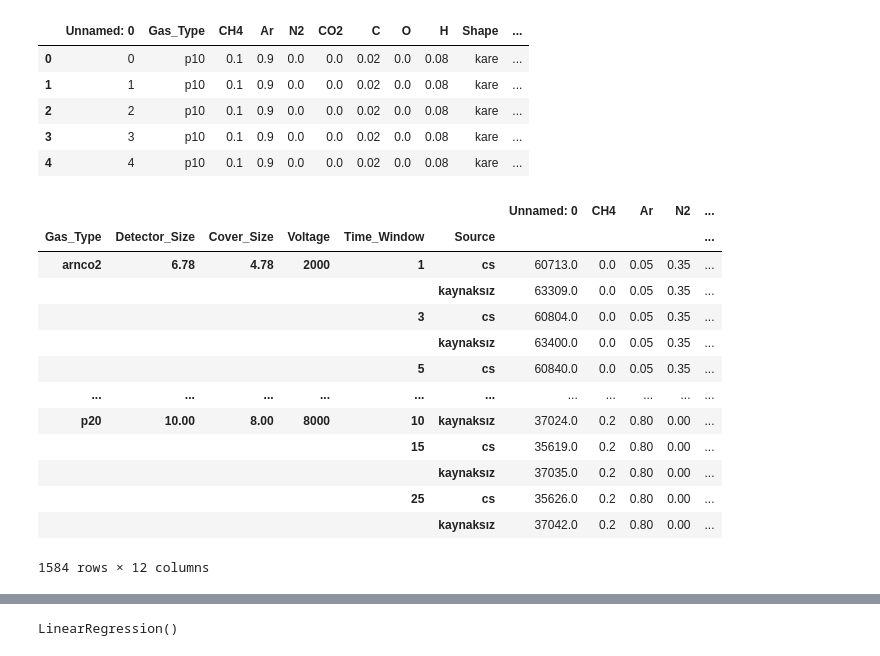
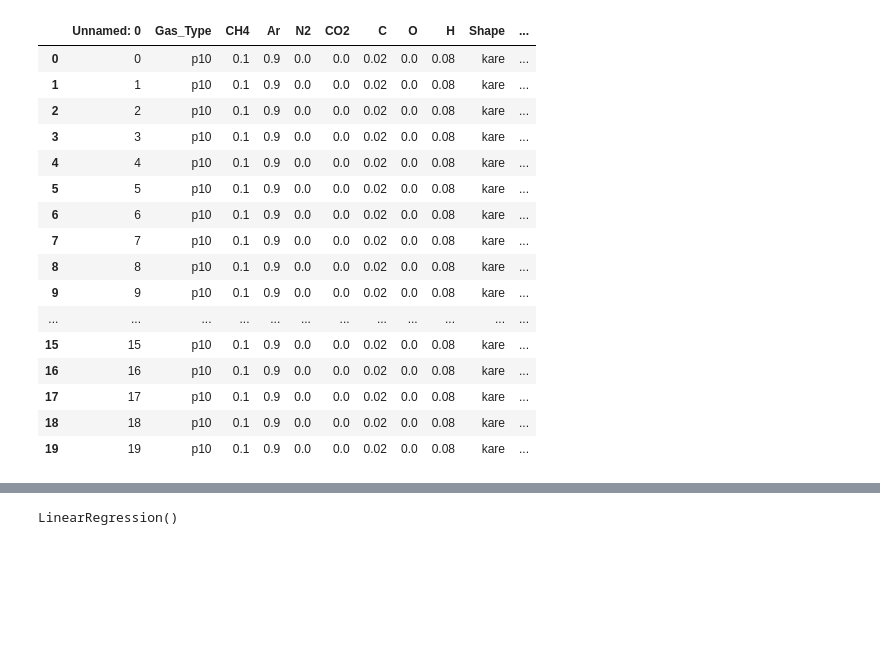
Before and after one commit to berkeryilmaz/HepML, a Jupyter notebook: rpc Ml.ipynb, the cells around one changed output, grey strips where cells are left out. Cells and saved outputs as stored; diff of their text form; code cells hidden in the pictures; blank space fills up the shorter version.

```diff
--- a/rpc Ml.ipynb
+++ b/rpc Ml.ipynb
@@ -7,14 +7,25 @@ import math
 from sklearn import metrics
 import pickle
 # %%
-data=pd.read_csv('out.csv')
-data.head()
+data=pd.read_csv('time separated.csv')
+data.head(20)
 # %% [output]
 |  | Unnamed: 0 | Gas_Type | CH4 | Ar | N2 | CO2 | C | O | H | Shape | ... |
 | 0 | 0 | p10 | 0.1 | 0.9 | 0.0 | 0.0 | 0.02 | 0.0 | 0.08 | kare | ... |
 | 1 | 1 | p10 | 0.1 | 0.9 | 0.0 | 0.0 | 0.02 | 0.0 | 0.08 | kare | ... |
 | 2 | 2 | p10 | 0.1 | 0.9 | 0.0 | 0.0 | 0.02 | 0.0 | 0.08 | kare | ... |
 | 3 | 3 | p10 | 0.1 | 0.9 | 0.0 | 0.0 | 0.02 | 0.0 | 0.08 | kare | ... |
 | 4 | 4 | p10 | 0.1 | 0.9 | 0.0 | 0.0 | 0.02 | 0.0 | 0.08 | kare | ... |
+| 5 | 5 | p10 | 0.1 | 0.9 | 0.0 | 0.0 | 0.02 | 0.0 | 0.08 | kare | ... |
+| 6 | 6 | p10 | 0.1 | 0.9 | 0.0 | 0.0 | 0.02 | 0.0 | 0.08 | kare | ... |
+| 7 | 7 | p10 | 0.1 | 0.9 | 0.0 | 0.0 | 0.02 | 0.0 | 0.08 | kare | ... |
+| 8 | 8 | p10 | 0.1 | 0.9 | 0.0 | 0.0 | 0.02 | 0.0 | 0.08 | kare | ... |
+| 9 | 9 | p10 | 0.1 | 0.9 | 0.0 | 0.0 | 0.02 | 0.0 | 0.08 | kare | ... |
+| ... | ... | ... | ... | ... | ... | ... | ... | ... | ... | ... | ... |
+| 15 | 15 | p10 | 0.1 | 0.9 | 0.0 | 0.0 | 0.02 | 0.0 | 0.08 | kare | ... |
+| 16 | 16 | p10 | 0.1 | 0.9 | 0.0 | 0.0 | 0.02 | 0.0 | 0.08 | kare | ... |
+| 17 | 17 | p10 | 0.1 | 0.9 | 0.0 | 0.0 | 0.02 | 0.0 | 0.08 | kare | ... |
+| 18 | 18 | p10 | 0.1 | 0.9 | 0.0 | 0.0 | 0.02 | 0.0 | 0.08 | kare | ... |
+| 19 | 19 | p10 | 0.1 | 0.9 | 0.0 | 0.0 | 0.02 | 0.0 | 0.08 | kare | ... |
 # %%
 data=data.sample(frac=1)
@@ -36,22 +48,7 @@ data= data[data['Voltage'] == 5500]
 
 #data.drop(['Voltage'],axis=1,inplace=True)
 # %%
-groupByData = data.groupby(['Gas_Type', 'Detector_Size','Cover_Size','Voltage','Time_Window','Source'])
+#groupByData = data.groupby(['Gas_Type', 'Detector_Size','Cover_Size','Voltage','Time_Window','Source'])
-# %% [output]
-|  |  |  |  |  |  | Unnamed: 0 | CH4 | Ar | N2 | ... |
-| Gas_Type | Detector_Size | Cover_Size | Voltage | Time_Window | Source |  |  |  |  | ... |
-| arnco2 | 6.78 | 4.78 | 2000 | 1 | cs | 60713.0 | 0.0 | 0.05 | 0.35 | ... |
-|  |  |  |  |  | kaynaksız | 63309.0 | 0.0 | 0.05 | 0.35 | ... |
-|  |  |  |  | 3 | cs | 60804.0 | 0.0 | 0.05 | 0.35 | ... |
-|  |  |  |  |  | kaynaksız | 63400.0 | 0.0 | 0.05 | 0.35 | ... |
-|  |  |  |  | 5 | cs | 60840.0 | 0.0 | 0.05 | 0.35 | ... |
-| ... | ... | ... | ... | ... | ... | ... | ... | ... | ... | ... |
-| p20 | 10.00 | 8.00 | 8000 | 10 | kaynaksız | 37024.0 | 0.2 | 0.80 | 0.00 | ... |
-|  |  |  |  | 15 | cs | 35619.0 | 0.2 | 0.80 | 0.00 | ... |
-|  |  |  |  |  | kaynaksız | 37035.0 | 0.2 | 0.80 | 0.00 | ... |
-|  |  |  |  | 25 | cs | 35626.0 | 0.2 | 0.80 | 0.00 | ... |
-|  |  |  |  |  | kaynaksız | 37042.0 | 0.2 | 0.80 | 0.00 | ... |
-1584 rows × 12 columns
 # %%
 data.info()
 # %% [output]
```
Also changed, not shown: parts of 38 cells of this notebook, 1 other file.
